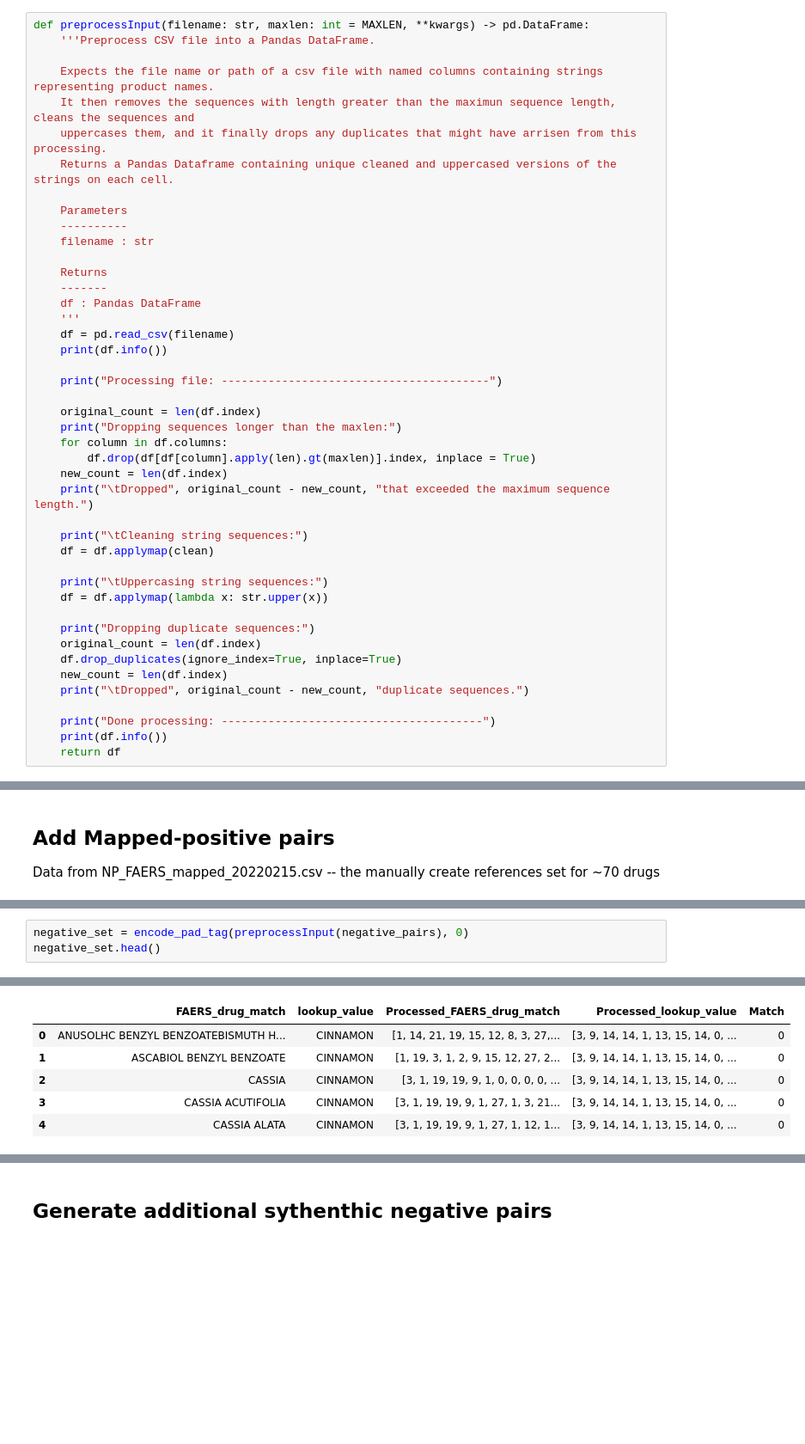
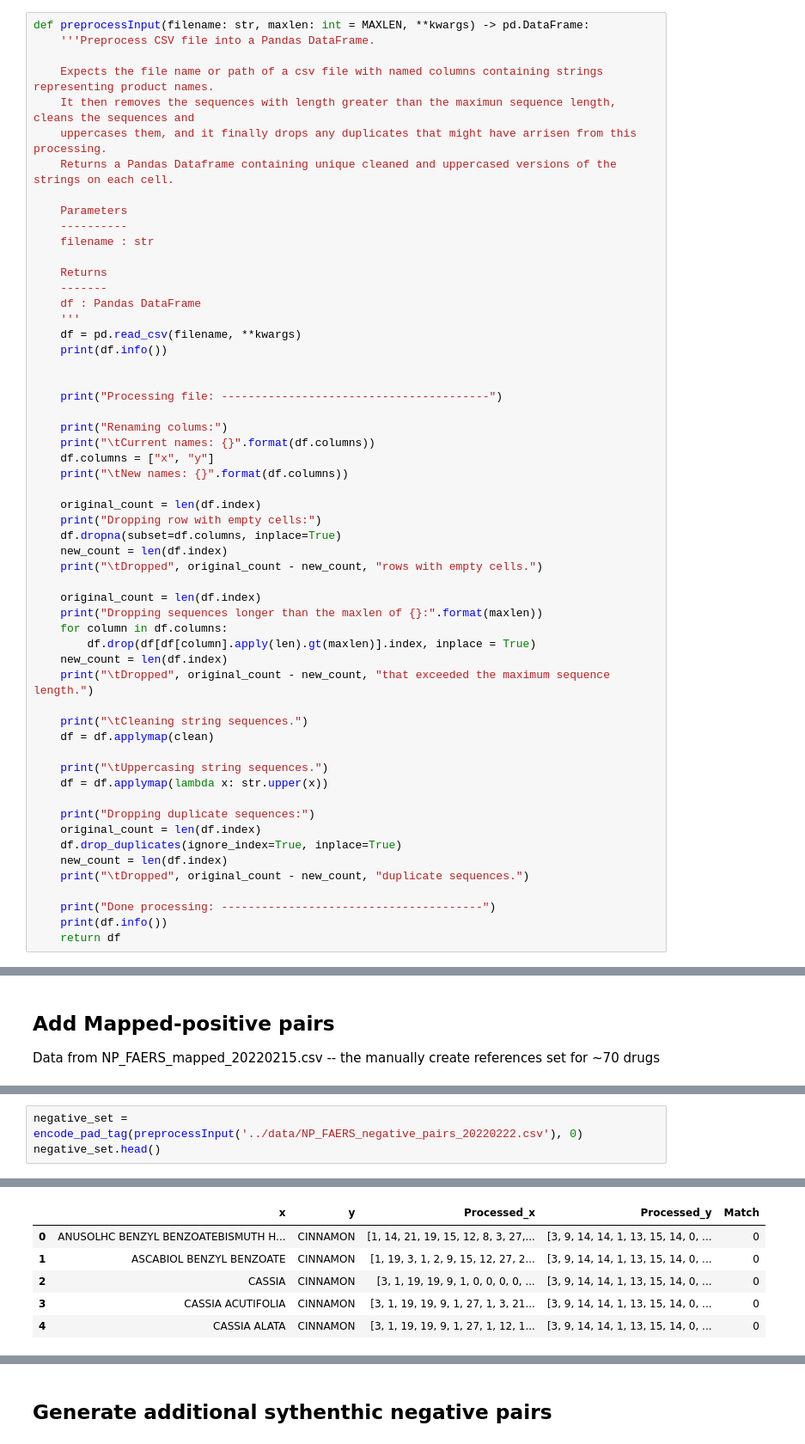
Before and after one commit to sanyabt/NP-FAERS-embed, a Jupyter notebook: experiment-4/DataPrep.ipynb, the cells around one changed output, grey strips where cells are left out. Shown at 86% size. Drawn from its saved outputs; the diff is of its cells as text; blank space fills up the shorter version.

```diff
--- a/experiment-4/DataPrep.ipynb
+++ b/experiment-4/DataPrep.ipynb
@@ -114,22 +114,34 @@ def preprocessInput(filename: str, maxlen: int = MAXLEN, **kwargs) -> pd.DataFra
     -------
     df : Pandas DataFrame
     '''
-    df = pd.read_csv(filename)
+    df = pd.read_csv(filename, **kwargs)
     print(df.info())
+
 
     print("Processing file: ----------------------------------------")
 
+    print("Renaming colums:")
+    print("\tCurrent names: {}".format(df.columns))
+    df.columns = ["x", "y"]
+    print("\tNew names: {}".format(df.columns))
+
     original_count = len(df.index)
-    print("Dropping sequences longer than the maxlen:")
+    print("Dropping row with empty cells:")
+    df.dropna(subset=df.columns, inplace=True)
+    new_count = len(df.index)
+    print("\tDropped", original_count - new_count, "rows with empty cells.")
+
+    original_count = len(df.index)
+    print("Dropping sequences longer than the maxlen of {}:".format(maxlen))
     for column in df.columns:
         df.drop(df[df[column].apply(len).gt(maxlen)].index, inplace = True)
     new_count = len(df.index)
     print("\tDropped", original_count - new_count, "that exceeded the maximum sequence length.")
 
-    print("\tCleaning string sequences:")
+    print("\tCleaning string sequences.")
     df = df.applymap(clean)
 
-    print("\tUppercasing string sequences:")
+    print("\tUppercasing string sequences.")
     df = df.applymap(lambda x: str.upper(x))
 
     print("Dropping duplicate sequences:")
@@ -323,5 +390,5 @@ Data from NP_FAERS_negative_pairs_20220222.csv -- the negative pairs created by
 # %%
-negative_set = encode_pad_tag(preprocessInput(negative_pairs), 0)
+negative_set = encode_pad_tag(preprocessInput('../data/NP_FAERS_negative_pairs_20220222.csv'), 0)
 negative_set.head()
 # %% [output]
 <class 'pandas.core.frame.DataFrame'>
@@ -343,5 +410,5 @@ Encoding and Padding: ----------------------------------
 Tagging: -----------------------------------------------
-|  | FAERS_drug_match | lookup_value | Processed_FAERS_drug_match | Processed_lookup_value | Match |
+|  | x | y | Processed_x | Processed_y | Match |
 | 0 | ANUSOLHC BENZYL BENZOATEBISMUTH H... | CINNAMON | [1, 14, 21, 19, 15, 12, 8, 3, 27,... | [3, 9, 14, 14, 1, 13, 15, 14, 0, ... | 0 |
 | 1 | ASCABIOL BENZYL BENZOATE | CINNAMON | [1, 19, 3, 1, 2, 9, 15, 12, 27, 2... | [3, 9, 14, 14, 1, 13, 15, 14, 0, ... | 0 |
 | 2 | CASSIA | CINNAMON | [3, 1, 19, 19, 9, 1, 0, 0, 0, 0, ... | [3, 9, 14, 14, 1, 13, 15, 14, 0, ... | 0 |
```
Also changed, not shown: parts of 37 cells of this notebook, 10 other files.
